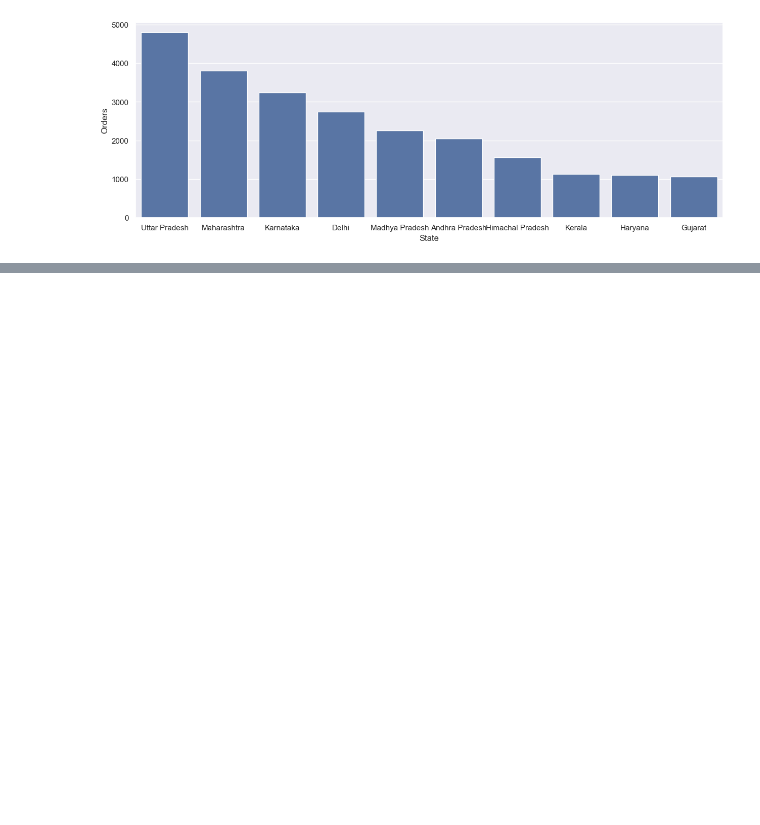
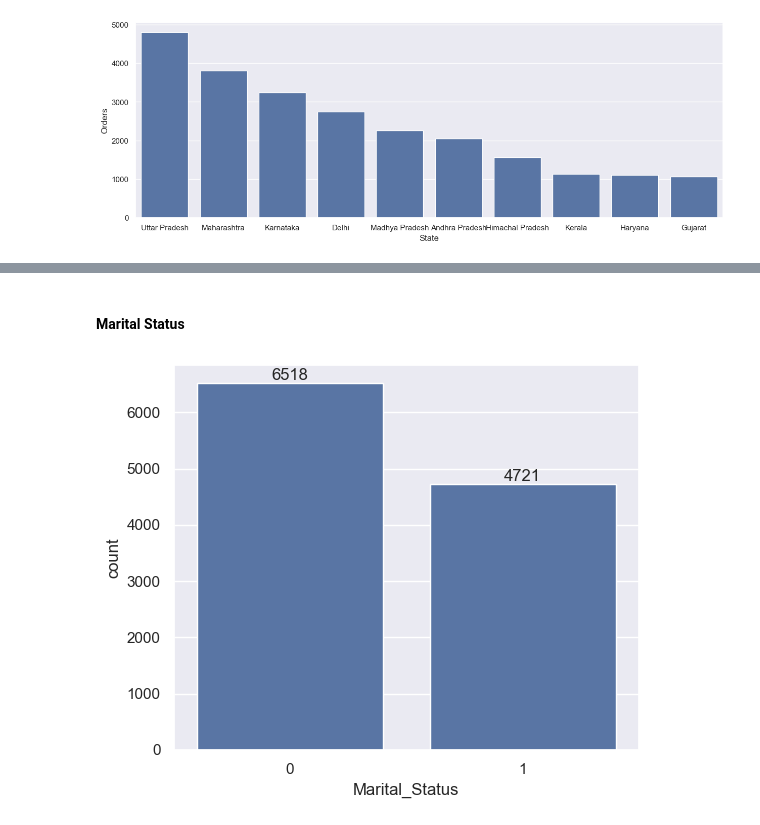
Before and after one commit to Nick444-del/Diwali-Sales-Analysis, a Jupyter notebook: Diwali_Sales_Analysis.ipynb, the cells around one changed output, grey strips where cells are left out. Saved outputs shown, nothing was run; the diff lists cells and outputs as text; code cells hidden in the pictures; blank space fills up the shorter version.

```diff
--- a/Diwali_Sales_Analysis.ipynb
+++ b/Diwali_Sales_Analysis.ipynb
@@ -169,0 +178,9 @@ sns.barplot(data = sales_state, x = 'State', y='Orders')
+# %% [markdown]
+#### Marital Status
+# %%
+ax = sns.countplot(data = df, x='Marital_Status')
+
+for bars in ax.containers:
+    ax.bar_label(bars)
+# %% [output]
+[figure, added]
```
Also changed, not shown: parts of 8 cells of this notebook.
